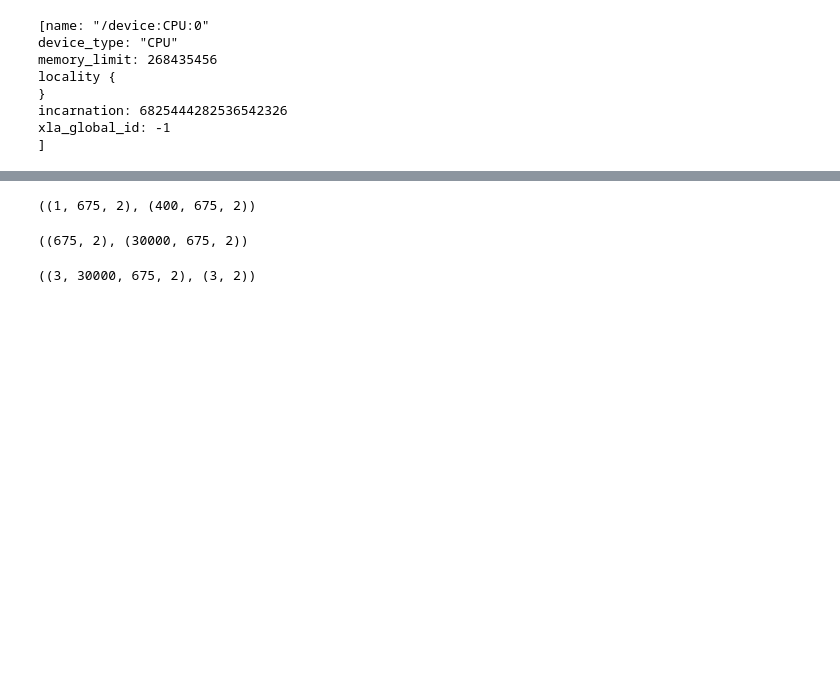
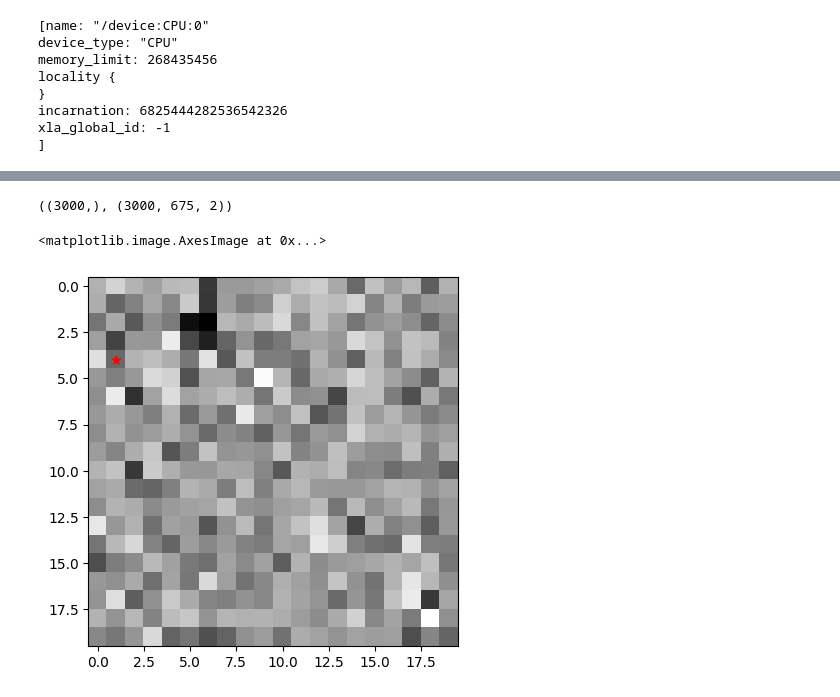
Before and after one commit to ukunliu/WSN_simulation, a Jupyter notebook: Polished_code/metric_learning_data/optimization.ipynb, the cells around one changed output, grey strips where cells are left out. Saved outputs shown, nothing was run; the diff lists cells and outputs as text; code cells hidden in the pictures; blank space fills up the shorter version.

```diff
--- a/Polished_code/metric_learning_data/optimization.ipynb
+++ b/Polished_code/metric_learning_data/optimization.ipynb
@@ -251,8 +257,8 @@ class ComplexTriplet(Model):
 
         self.flatten = Flatten()
 
-        self.dense_1 = Dense(n_observation, activation='relu')
-        self.dense_2 = Dense(n_comparison, activation='relu')
+        self.dense_1 = Dense(n_observation, activation='sigmoid')
+        self.dense_2 = Dense(n_comparison, activation='sigmoid')
 
         self.n_obs = n_observation
         self.n_comp = n_comparison
@@ -278,8 +284,8 @@ class ComplexTriplet(Model):
         # neg /= tf.norm(neg)
 
         # Similarity computation between embeddings
-        pos_similarity = self.dot([obs, pos])
-        neg_similarity = self.dot([obs, neg])
+        pos_similarity = self.dot([obs, pos]) * self.n_obs * self.n_comp
+        neg_similarity = self.dot([obs, neg]) * self.n_obs * self.n_comp
 
         return self.margin_loss([pos_similarity, neg_similarity])
 
@@ -306,8 +339,8 @@ xla_global_id: -1
 # %%
 from sklearn.model_selection import train_test_split
 # %%
-data_train, data_val = train_test_split(np.stack([anchor, pos, neg], -1), train_size=.75, random_state=0)
-data_train, data_test = train_test_split(data_train, train_size=.9, random_state=0)
+data_train, data_val, label_train, label_val = train_test_split(np.stack([anchor, pos, neg], -1), label, train_size=.75, random_state=0)
+data_train, data_test, label_train_2, label_test = train_test_split(data_train, label_train, train_size=.9, random_state=0)
 # %%
 anchor_train, anchor_test, anchor_val = data_train[:, :, :, 0], data_test[:, :, :, 0], data_val[:, :, :, 0]
 pos_train, pos_test, pos_val = data_train[:, :, :, 1], data_test[:, :, :, 1], data_val[:, :, :, 1]
@@ -321,7 +354,7 @@ dim_obs = cirs_obs.shape[1]
 dim_comp = cirs.shape[1]
 
 triplet_model = None
-triplet_model = ComplexTriplet(dim_obs, dim_comp, l2_reg=1e-6, margin=0)
+triplet_model = ComplexTriplet(dim_obs, dim_comp, l2_reg=1e-6, margin=2)
 
 triplet_model.compile(loss=identity_loss, optimizer="SGD")
 
@@ -481,3 +486,28 @@ for s in range(anchor_test.shape[1]):
+# %%
+ss = []
+dm = DistanceModel(triplet_model)
+for c in cirs_obs_complex:
+    score_tmp = dm.predict(np.expand_dims([anchor_test[0], c], axis=1))
+    ss.append(score_tmp.numpy()[0][0])
+# %%
+np.shape(label_test), np.shape(anchor_test)
+# %% [output]
+((3000,), (3000, 675, 2))
+# %%
+ss = []
+ind = np.random.randint(len(anchor_test))
+dm = DistanceModel(triplet_model)
+for c in cirs_obs_complex:
+    score_tmp = dm.predict(np.expand_dims([anchor_test[ind], c], axis=1))
+    ss.append(score_tmp.numpy()[0][0])
+
+img = np.reshape(ss, (20, 20))
+i, j = label_test[ind]//20, label_test[ind]%20
+plt.scatter(i, j, c='red', marker='*')
+plt.imshow(img, cmap='gray')
+# %% [output]
+<matplotlib.image.AxesImage at 0x...>
+[figure, added]
 # %%
 ind = np.random.choice(len(triplet_inputs[0]))
 anchor_test, pos_test, neg_test = triplet_inputs[0][ind], triplet_inputs[1][ind], triplet_inputs[2][ind]
@@ -487,12 +513,0 @@ a_test, p_test, n_test = anchor_test[ind], pos_test[ind], neg_test[ind]
-# %%
-np.array([anchor_test]).shape, triplet_inputs[0].shape
-# %% [output]
-((1, 675, 2), (400, 675, 2))
-# %%
-anchor_test.shape, anchor_train.shape
-# %% [output]
-((675, 2), (30000, 675, 2))
-# %%
-np.shape(sampled_inputs), np.shape([a_test, p_test, n_test])
-# %% [output]
-((3, 30000, 675, 2), (3, 2))
```
Also changed, not shown: parts of 40 cells of this notebook, 2 other files.
